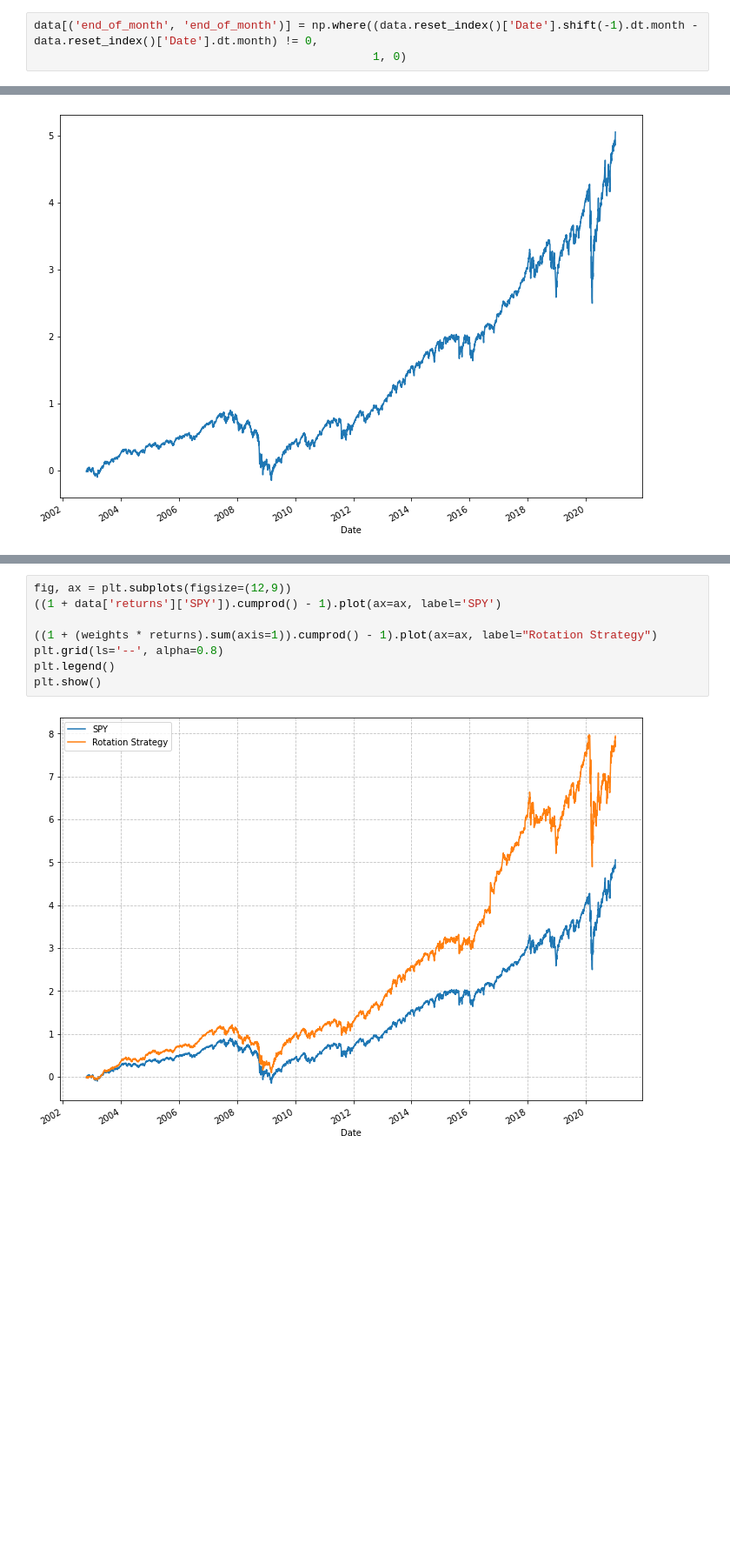
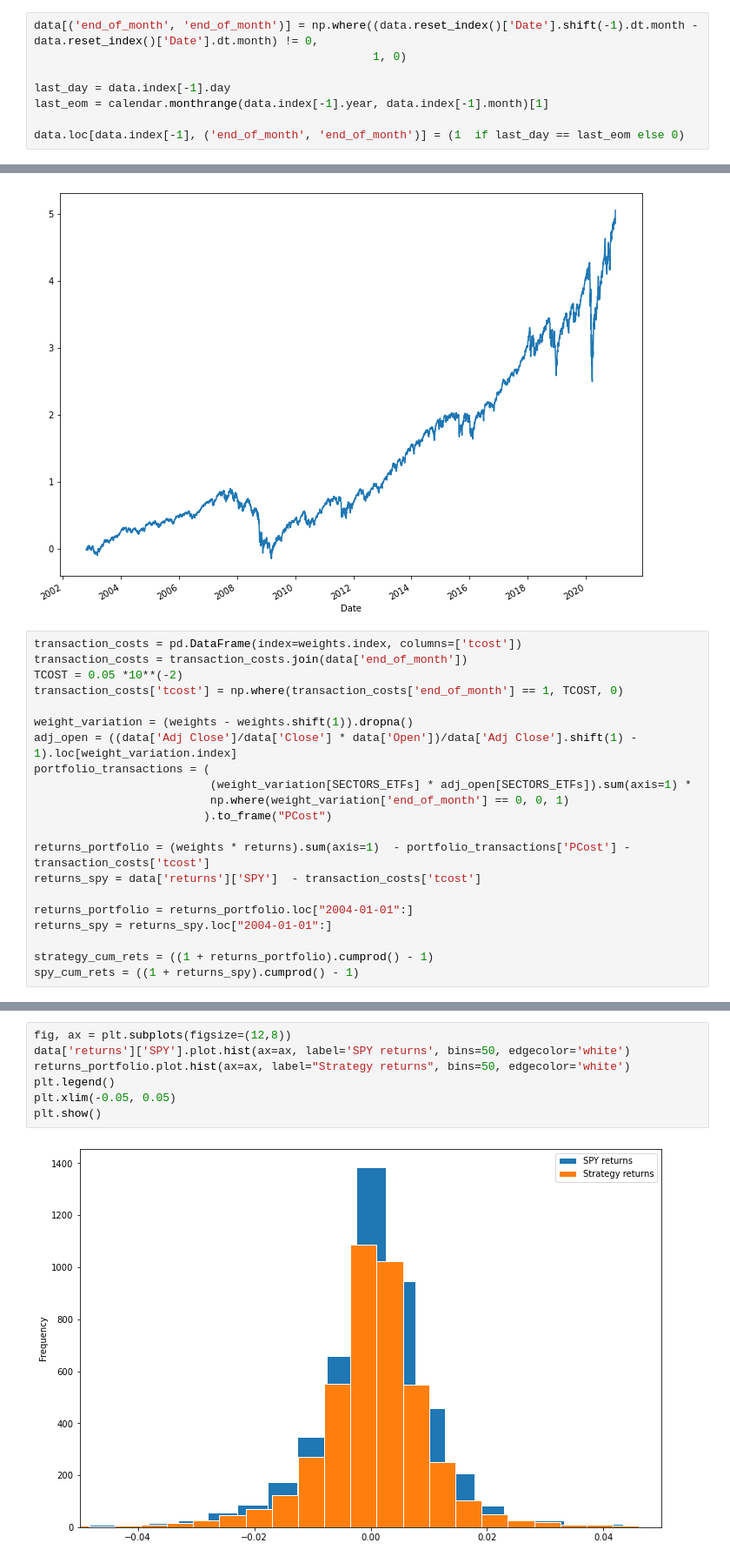
Before and after one commit to eliekawerk/stock-rotation-strategy, a Jupyter notebook: 1-stock-rotation-strategy-vanilla.ipynb, the cells around one changed output, grey strips where cells are left out. Shown at 87% size. Saved outputs shown, nothing was run; the diff lists cells and outputs as text; blank space fills up the shorter version.

Commit message:
Incorporate Transaction Costs

```diff
--- a/1-stock-rotation-strategy-vanilla.ipynb
+++ b/1-stock-rotation-strategy-vanilla.ipynb
@@ -133,6 +114,11 @@ for ticker in scores.columns:
 # %%
 data[('end_of_month', 'end_of_month')] = np.where((data.reset_index()['Date'].shift(-1).dt.month - data.reset_index()['Date'].dt.month) != 0,
                                                   1, 0)
+
+last_day = data.index[-1].day
+last_eom = calendar.monthrange(data.index[-1].year, data.index[-1].month)[1]
+
+data.loc[data.index[-1], ('end_of_month', 'end_of_month')] = (1  if last_day == last_eom else 0)
 # %%
 weights = pd.DataFrame(0, index=data.index, columns=SECTORS_ETFs)
 weights.loc[weights.index[0], SECTORS_ETFs] = 1/9
@@ -208,3 +174,24 @@ fig, ax = plt.subplots(figsize=(12,9))
 plt.show()
 # %% [output]
 [figure]
+# %%
+transaction_costs = pd.DataFrame(index=weights.index, columns=['tcost'])
+transaction_costs = transaction_costs.join(data['end_of_month'])
+TCOST = 0.05 *10**(-2)
+transaction_costs['tcost'] = np.where(transaction_costs['end_of_month'] == 1, TCOST, 0)
+
+weight_variation = (weights - weights.shift(1)).dropna()
+adj_open = ((data['Adj Close']/data['Close'] * data['Open'])/data['Adj Close'].shift(1) - 1).loc[weight_variation.index]
+portfolio_transactions = (
+                          (weight_variation[SECTORS_ETFs] * adj_open[SECTORS_ETFs]).sum(axis=1) *
+                          np.where(weight_variation['end_of_month'] == 0, 0, 1)
+                         ).to_frame("PCost")
+
+returns_portfolio = (weights * returns).sum(axis=1)  - portfolio_transactions['PCost'] - transaction_costs['tcost']
+returns_spy = data['returns']['SPY']  - transaction_costs['tcost']
+
+returns_portfolio = returns_portfolio.loc["2004-01-01":]
+returns_spy = returns_spy.loc["2004-01-01":]
+
+strategy_cum_rets = ((1 + returns_portfolio).cumprod() - 1)
+spy_cum_rets = ((1 + returns_spy).cumprod() - 1)
@@ -211,10 +209,9 @@ plt.show()
 # %%
-fig, ax = plt.subplots(figsize=(12,9))
-((1 + data['returns']['SPY']).cumprod() - 1).plot(ax=ax, label='SPY')
-
-((1 + (weights * returns).sum(axis=1)).cumprod() - 1).plot(ax=ax, label="Rotation Strategy")
-plt.grid(ls='--', alpha=0.8)
+fig, ax = plt.subplots(figsize=(12,8))
+data['returns']['SPY'].plot.hist(ax=ax, label='SPY returns', bins=50, edgecolor='white')
+returns_portfolio.plot.hist(ax=ax, label="Strategy returns", bins=50, edgecolor='white')
 plt.legend()
+plt.xlim(-0.05, 0.05)
 plt.show()
 # %% [output]
-[figure, old version]
+[figure, new version]
```
Also changed, not shown: parts of 8 cells of this notebook.
